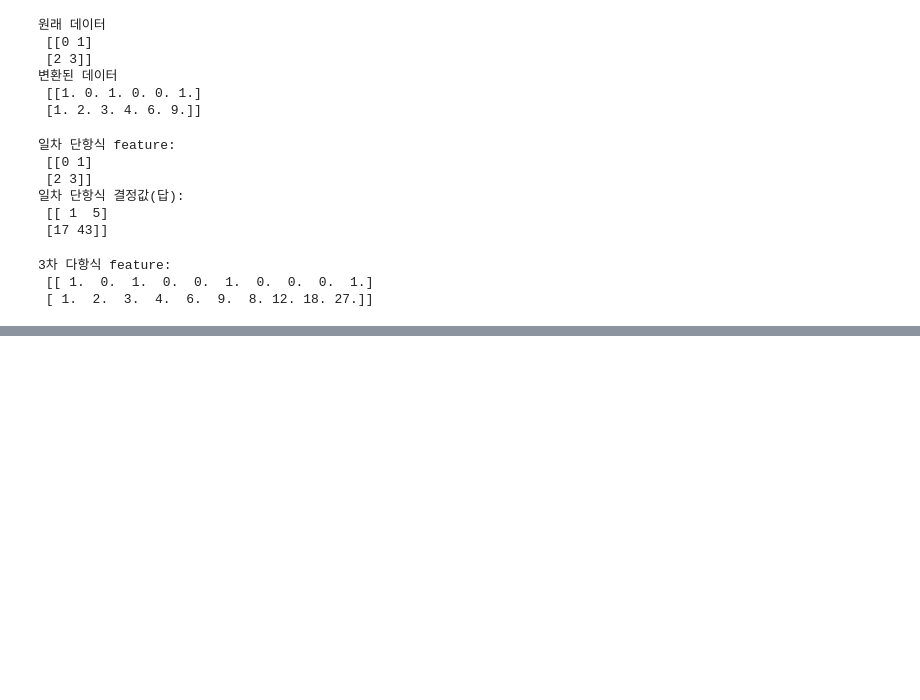
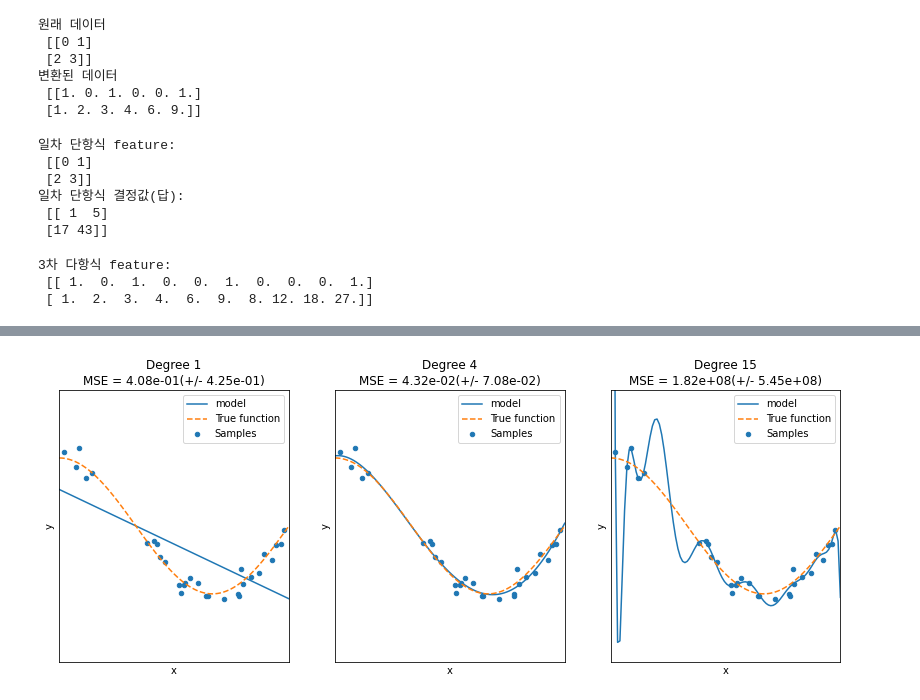
Before and after one commit to hyunjppn/ML-practice, a Jupyter notebook: 05. 경사하강법 (Gradient Descent).ipynb, the cells around one changed output, grey strips where cells are left out. Cells and saved outputs as stored; diff of their text form; code cells hidden in the pictures; blank space fills up the shorter version.

```diff
--- a/05. 경사하강법 (Gradient Descent).ipynb
+++ b/05. 경사하강법 (Gradient Descent).ipynb
@@ -174,0 +240,12 @@ print('3차 다항식 feature: \n',poly_ftr)
+# %%
+# random 값으로 구성된 X값에 대해 Cosin 적용된 값 반환
+def true_func(X):
+    return np.cos(1.5 * np.pi * X) # 곡선
+
+# random.rand() : X 데이터 => 30개 생성
+np.random.seed(0) #: 랜덤값 고정
+n_samples = 30
+X = np.sort(np.random.rand(n_samples))
+
+# y: 답, np.random.randn(n_samples) * 0.1 : 잡음(오차)
+y = true_func(X) + np.random.randn(n_samples) * 0.1
@@ -174,0 +297,83 @@ print('3차 다항식 feature: \n',poly_ftr)
+# %%
+plt.figure(figsize=(14,5))
+degrees=[1,4,15]
+
+# plt.subplots() :여러 축 생성
+# plt.subplot : 한 개 축 생성
+for i in range(len(degrees)):
+    ax = plt.subplot(1,len(degrees),i+1)
+    plt.setp(ax, xticks=(), yticks=()) #틱값삭제
+
+    # 개별 degree 별 Polynomial 객체 생성
+    poly_feat = PolynomialFeatures(degree=degrees[i])
+
+    # 선형회귀 객체 생성
+    linear_reg = LinearRegression()
+
+    # Pipeline 객체 생성
+    pipeline = Pipeline([
+          ('poly', poly_feat)
+        , ('lreg', linear_reg)
+    ])
+
+    # 학습
+    pipeline.fit(X.reshape(-1,1),y)
+
+    # 교차 검증 : 오차 (평가)
+    scores = cross_val_score(
+          pipeline # 모델
+        , X.reshape(-1,1) # test data
+        , y
+        , scoring='neg_mean_squared_error' # 평가지표 지정 => 점수
+        , cv=10 # cross_val 개수 지정
+    )
+
+    # 계수 저장
+    coef__ = pipeline.named_steps['lreg'].coef_
+    # 정확도 출력
+    print('Degree {0} MSE 는 {1:.2f} 입니다.'.format(degrees[i], -1 * np.mean(scores)))
+    # 시각화
+
+    # 0부터 1까지 테스트 데이터를 100개 생성 -> 예측
+    X_test = np.linspace(0,1,100) # (start, end, 나눌개수)
+    # 예측값 곡선
+    plt.plot(
+          X_test # X축 값
+        , pipeline.predict(X_test[:, np.newaxis],)# y축 값 (예측값)
+        , label='model'
+    )
+    # 실제값 곡선
+    plt.plot(
+          X_test
+        , true_func(X_test)
+        , '--'
+        , label='True function'
+    )
+
+    # 데이터분포(산점도)
+    plt.scatter(
+          X # 원래 데이터
+        , y # 원래 답
+        , s=20
+        , label='Samples'
+
+    )
+    # 나머지 설정
+    plt.xlabel('x')
+    plt.ylabel('y')
+    plt.xlim((0,1))
+    plt.ylim((-2,2))
+    plt.legend(loc='best')
+
+    # title 지정
+    out_str = 'Degree {}\nMSE = {:.2e}(+/- {:.2e})'
+    plt.title(out_str.format(
+          degrees[i]
+        , - scores.mean()
+        , scores.std()
+    ))
+
+    # for end
+
+plt.show()
+# %% [output]
@@ -174,0 +383 @@ print('3차 다항식 feature: \n',poly_ftr)
+[figure, added]
```
Also changed, not shown: parts of 31 cells of this notebook.
